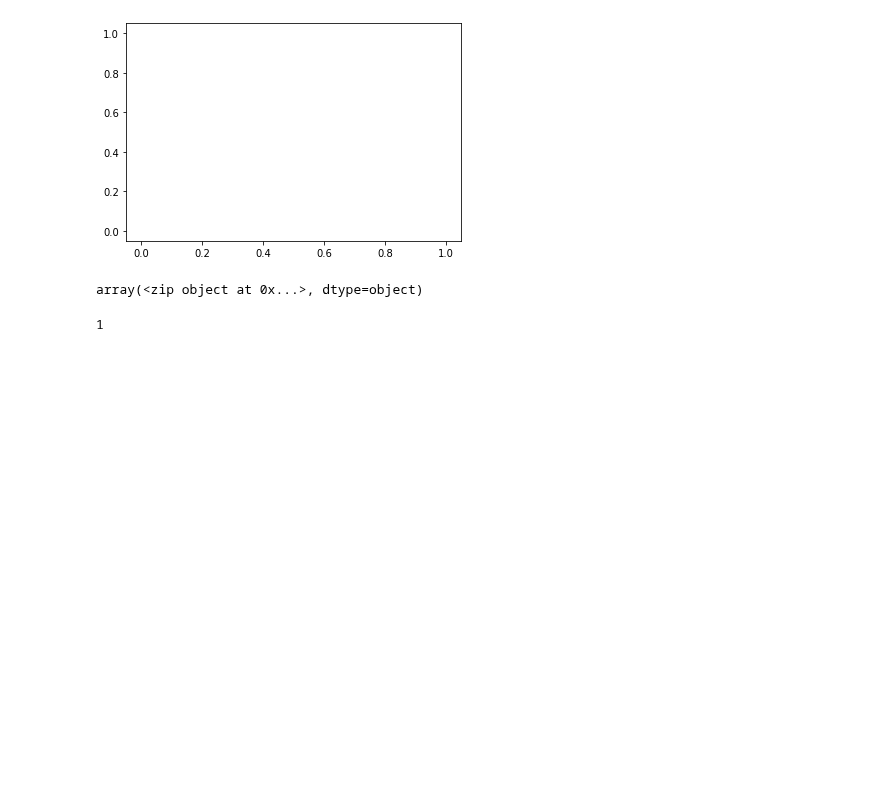
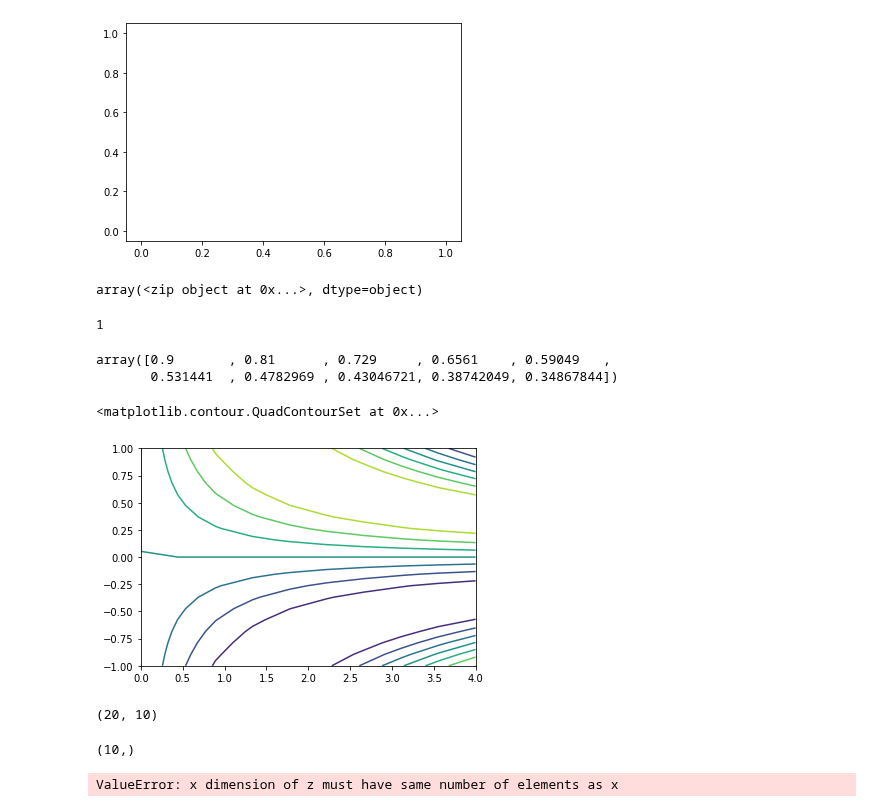
Before and after one commit to majkee15/credit_collections_rl, a Jupyter notebook: Untitled.ipynb, the cells around one changed output. Cells and saved outputs as stored; diff of their text form; code cells hidden in the pictures; blank space fills up the shorter version.

```diff
--- a/Untitled.ipynb
+++ b/Untitled.ipynb
@@ -314,0 +317,38 @@ list(itertools.product(ax1, ax2))[1][0]
+# %%
+np.power((1-0.1), c)
+# %% [output]
+array([0.9       , 0.81      , 0.729     , 0.6561    , 0.59049   ,
+       0.531441  , 0.4782969 , 0.43046721, 0.38742049, 0.34867844])
+# %%
+import numpy as np
+
+def func(x, y):
+    return np.sin(y * x)
+
+xaxis = np.linspace(0, 4, 10)
+yaxis = np.linspace(-1, 1, 20)
+result = func(xaxis[:,None], yaxis[None,:])
+# %%
+xv, yv = np.meshgrid(xaxis, yaxis)
+z = np.zeros_like(xv)
+# %%
+for i, y in enumerate(yaxis):
+    for j, x in enumerate(xaxis):
+        z[i, j] = func(x, y)
+# %%
+plt.contour(xv, yv, z)
+# %% [output]
+<matplotlib.contour.QuadContourSet at 0x...>
+[figure, added]
+# %%
+z.shape
+# %% [output]
+(20, 10)
+# %%
+xaxis.shape
+# %% [output]
+(10,)
+# %%
+interpolate.RectBivariateSpline(xaxis,yaxis, z)
+# %% [output]
+ValueError: x dimension of z must have same number of elements as x
```
Also changed, not shown: parts of 8 cells of this notebook, 3 other files.
